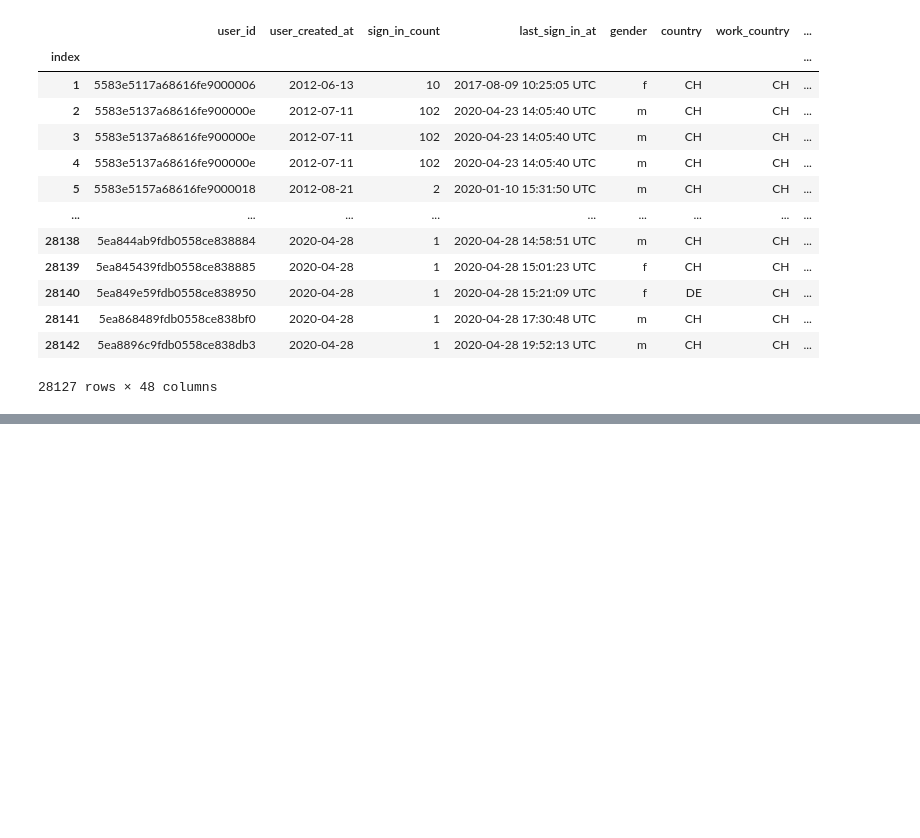
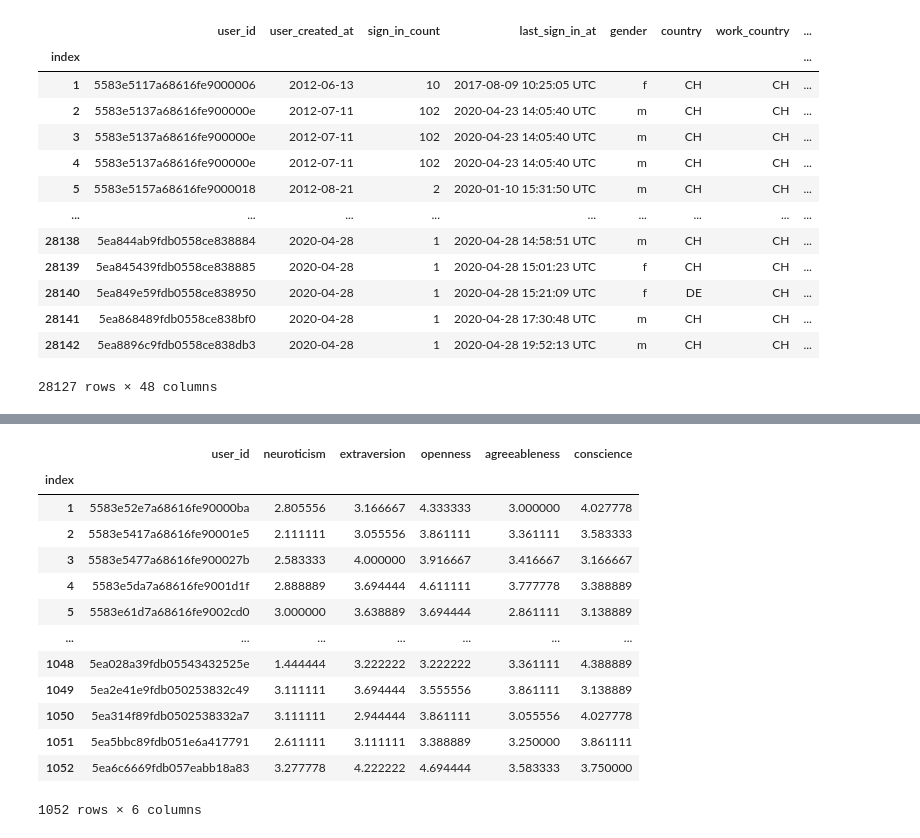
Before and after one commit to eeuslu/Coins-Group-Work, a Jupyter notebook: notebooks/dataExplorationJonas.ipynb, the cells around one changed output, grey strips where cells are left out. Cells and saved outputs as stored; diff of their text form; code cells hidden in the pictures; blank space fills up the shorter version.

```diff
--- a/notebooks/dataExplorationJonas2.ipynb
+++ b/notebooks/dataExplorationJonas.ipynb
@@ -110,0 +131,18 @@ df_mood
+# %%
+dfPersonality = coins.dfcreation.createPersonality(df_ipip)
+dfPersonality
+# %% [output]
+|  | user_id | neuroticism | extraversion | openness | agreeableness | conscience |
+| index |  |  |  |  |  |  |
+| 1 | 5583e52e7a68616fe90000ba | 2.805556 | 3.166667 | 4.333333 | 3.000000 | 4.027778 |
+| 2 | 5583e5417a68616fe90001e5 | 2.111111 | 3.055556 | 3.861111 | 3.361111 | 3.583333 |
+| 3 | 5583e5477a68616fe900027b | 2.583333 | 4.000000 | 3.916667 | 3.416667 | 3.166667 |
+| 4 | 5583e5da7a68616fe9001d1f | 2.888889 | 3.694444 | 4.611111 | 3.777778 | 3.388889 |
+| 5 | 5583e61d7a68616fe9002cd0 | 3.000000 | 3.638889 | 3.694444 | 2.861111 | 3.138889 |
+| ... | ... | ... | ... | ... | ... | ... |
+| 1048 | 5ea028a39fdb05543432525e | 1.444444 | 3.222222 | 3.222222 | 3.361111 | 4.388889 |
+| 1049 | 5ea2e41e9fdb050253832c49 | 3.111111 | 3.694444 | 3.555556 | 3.861111 | 3.138889 |
+| 1050 | 5ea314f89fdb0502538332a7 | 3.111111 | 2.944444 | 3.861111 | 3.055556 | 4.027778 |
+| 1051 | 5ea5bbc89fdb051e6a417791 | 2.611111 | 3.111111 | 3.388889 | 3.250000 | 3.861111 |
+| 1052 | 5ea6c6669fdb057eabb18a83 | 3.277778 | 4.222222 | 4.694444 | 3.583333 | 3.750000 |
+1052 rows × 6 columns
```
Also changed, not shown: parts of 2 cells of this notebook, 3 other files.
